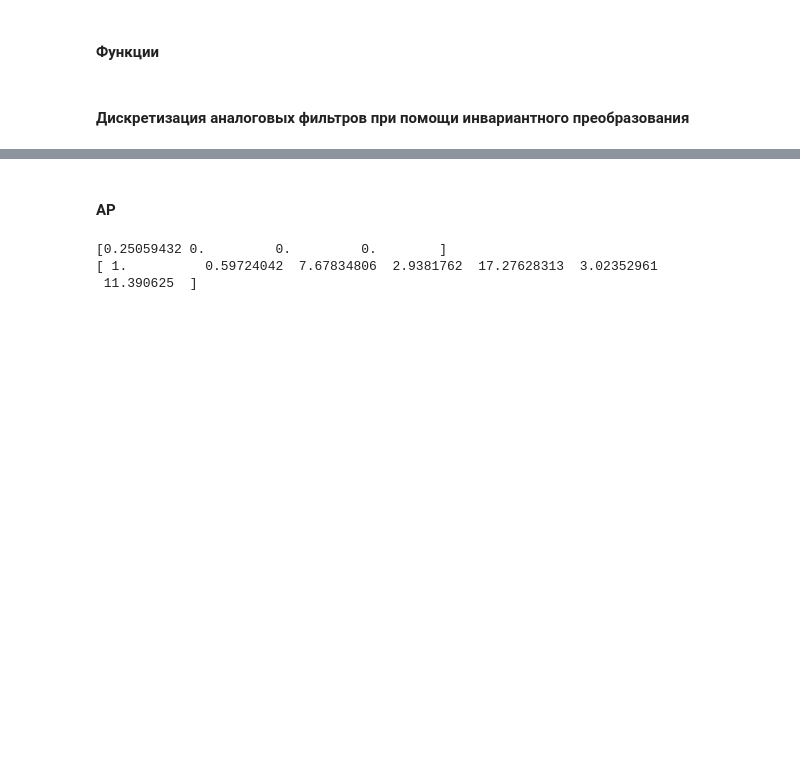
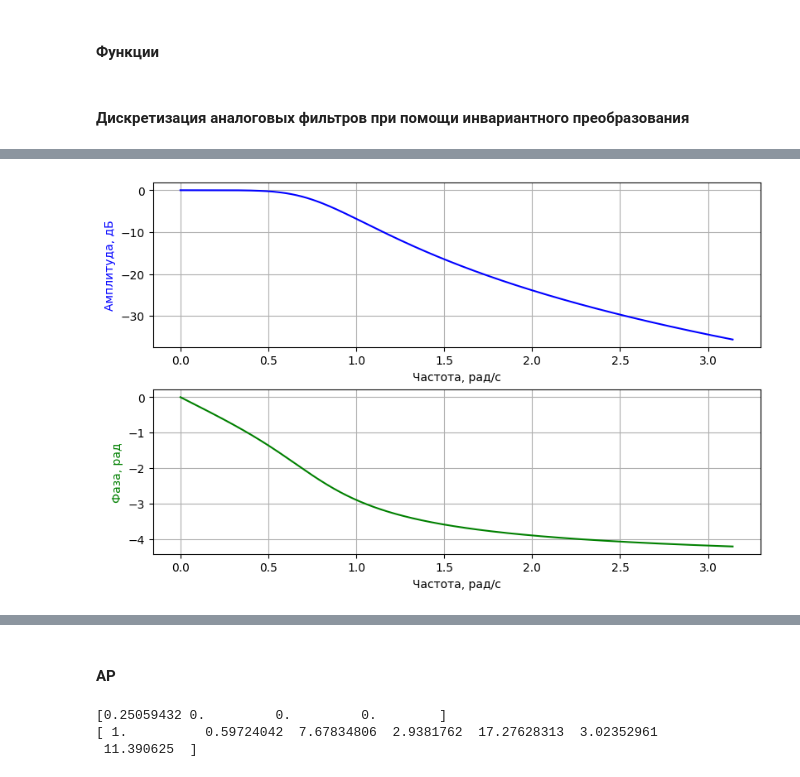
Before and after one commit to sethlearning/DigitalSignalProcessingWorkbooks, a Jupyter notebook: Filters/Synthesizing/Analog/FilterSynthesizingAnalog-7-Invariant.ipynb, the cells around one changed output, grey strips where cells are left out. Cells and saved outputs as stored; diff of their text form; code cells hidden in the pictures; blank space fills up the shorter version.

```diff
--- a/Filters/Synthesizing/Analog/FilterSynthesizingAnalog-7-Invariant.ipynb
+++ b/Filters/Synthesizing/Analog/FilterSynthesizingAnalog-7-Invariant.ipynb
@@ -124,0 +74,85 @@ w,h = sp.freqz(b=bi, a=ai, whole=False, plot=FRPRDiag)
+# %%
+# Синтез прототипа аналогового фильтра Баттерворта
+# Возвращаемые значения:
+# z - значения нулей фильтра
+# p - значения полюсов фильтра
+# k - коэффициент усиления фильтра
+# Параметры:
+# N - порядок фильтра
+z, p, k = sp.buttap(N=3)
+
+# Синтез фильтра нижних частот по характеристикам прототипа
+# Возвращаемые значения:
+# z - значения нулей фильтра
+# p - значения полюсов фильтра
+# k - коэффициент усиления фильтра
+# Параметры:
+# z - значения нулей фильтра
+# p - значения полюсов фильтра
+# k - коэффициент усиления фильтра
+# wo - новая частота среза
+z1, p1, k1 = sp.lp2lp_zpk(z=z, p=p, k=k, wo=0.8)
+
+# Преобразование фильтра, представленного в виде значений нулей, полюсов и коэффициента усиления
+# в форму коэффициентов прямых и обратных связей
+# Возвращаемые значения:
+# b - коэффициенты прямых связей
+# a - коэффициенты обратных связей
+# Параметры:
+# z - значения нулей фильтра
+# p - значения полюсов фильтра
+# k - коэффициент усиления фильтра
+b, a = sp.zpk2tf(z=z1, p=p1, k=k1)
+
+# Функция freqs возвращает отклик аналогового фильтра
+# Возвращаемые значения:
+# w - частоты, для которых был рассчитан отклик фильтра
+# h - отклик фильтра, представленный в виде комплексных чисел
+# Параметры:
+# b - коэффициенты прямых связей
+# a - коэффициенты обратных связей
+# Функция freqs позволяет указать в качестве параметра plot функцию для отрисовки графиков,
+# принимающую в качестве параметров частоты, для которых был измерен отклик фильтра, и комплексные значения этих откликов.
+_ = sp.freqs(b=b, a=a, worN=np.arange(start=0, stop=np.pi, step=0.01), plot=FRPRDiag)
+
+
+# b, a = sp.butter(N=3, Wn=1, btype='lowpass', analog=True, output='ba')
+# b, a = sp.butter(N=3, Wn=[1,2], btype='bandpass', analog=True, output='ba')
+
+# b, a = sp.butter(N=10, Wn=1, btype='lowpass', analog=True, output='ba')
+# b, a = sp.butter(N=10, Wn=1, btype='highpass', analog=True, output='ba')
+# b, a = sp.butter(N=10, Wn=[1,2], btype='bandpass', analog=True, output='ba')
+# b, a = sp.butter(N=10, Wn=[1,2], btype='bandstop', analog=True, output='ba')
+
+# b, a = sp.cheby1(N=3, Wn=1, rp=3, btype='lowpass', analog=True, output='ba')
+# b, a = sp.cheby1(N=3, Wn=[1,2], rp=3, btype='bandpass', analog=True, output='ba')
+
+# b, a = sp.cheby1(N=10, Wn=1, rp=10, btype='lowpass', analog=True, output='ba')
+# b, a = sp.cheby1(N=10, Wn=1, rp=10, btype='highpass', analog=True, output='ba')
+# b, a = sp.cheby1(N=10, Wn=[1,2], rp=10, btype='bandpass', analog=True, output='ba')
+# b, a = sp.cheby1(N=10, Wn=[1,2], rp=10, btype='bandstop', analog=True, output='ba')
+
+# b, a = sp.cheby2(N=3, Wn=1, rs=30, btype='lowpass', analog=True, output='ba')
+# b, a = sp.cheby2(N=3, Wn=[1,2], rs=30, btype='bandpass', analog=True, output='ba')
+
+# b, a = sp.cheby2(N=10, Wn=1, rs=50, btype='lowpass', analog=True, output='ba')
+# b, a = sp.cheby2(N=10, Wn=1, rs=50, btype='highpass', analog=True, output='ba')
+# b, a = sp.cheby2(N=10, Wn=[1,2], rs=50, btype='bandpass', analog=True, output='ba')
+# b, a = sp.cheby2(N=10, Wn=[1,2], rs=50, btype='bandstop', analog=True, output='ba')
+
+# b, a = sp.ellip(N=3, Wn=1, rp=3, rs=30, btype='lowpass', analog=True, output='ba')
+# b, a = sp.ellip(N=3, Wn=[1,2], rp=3, rs=30, btype='bandpass', analog=True, output='ba')
+
+# b, a = sp.ellip(N=10, Wn=1, rp=10, rs=50, btype='lowpass', analog=True, output='ba')
+# b, a = sp.ellip(N=10, Wn=1, rp=10, rs=50, btype='highpass', analog=True, output='ba')
+# b, a = sp.ellip(N=10, Wn=[1,2], rp=10, rs=50, btype='bandpass', analog=True, output='ba')
+# b, a = sp.ellip(N=10, Wn=[1,2], rp=10, rs=50, btype='bandstop', analog=True, output='ba')
+
+# print(b)
+# print(a)
+
+# w, mag, phase = sp.bode(system=(b, a), w=np.arange(start=0, stop=2*np.pi, step=0.01))
+# FRPRDiagram(w=w, fr=mag, pr=phase)
+# w,h = sp.freqs(b=b, a=a, worN=np.arange(start=0, stop=2*np.pi, step=0.01), plot=FRPRDiag)
+# %% [output]
+[figure, added]
```
Also changed, not shown: parts of 7 cells of this notebook.
